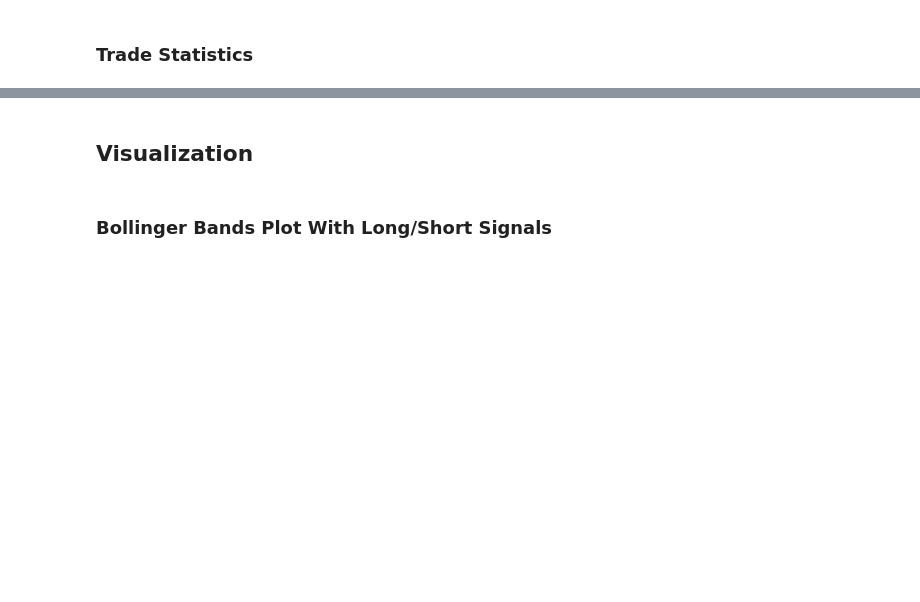
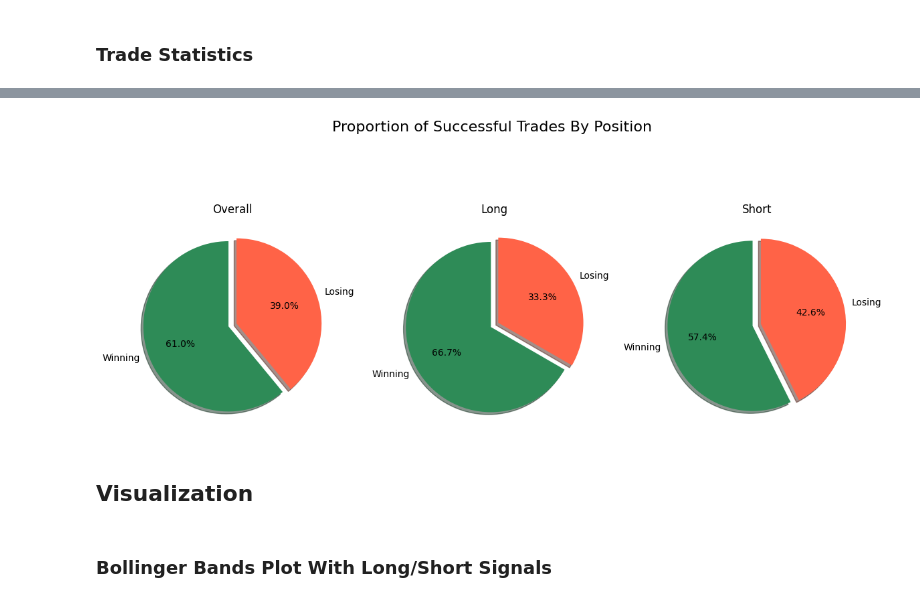
Before and after one commit to JamieW365/trading_algos, a Jupyter notebook: project2_bollinger/bollinger_mean_reversion.ipynb, the cells around one changed output, grey strips where cells are left out. Drawn from its saved outputs; the diff is of its cells as text; code cells hidden in the pictures; blank space fills up the shorter version.

Commit message:
update data retrieval

```diff
--- a/project2_bollinger/bollinger_mean_reversion.ipynb
+++ b/project2_bollinger/bollinger_mean_reversion.ipynb
@@ -46,0 +31,6 @@ df.tail()
+# %%
+# Download stock data from YFinance
+df = yf.download(ticker, start=start_date, end=end_date)
+df = df.xs(ticker, axis=1, level=1)['Close'].to_frame()
+
+df.tail()
@@ -386,0 +341,3 @@ df_trades
+# %%
+df_trades = get_trade_stats(df_backtest)
+df_trades
@@ -387,36 +359,38 @@ df_trades
 # %%
 fig, ax = plt.subplots(1, 3, figsize=(12,6), tight_layout=True)
 
 fig.suptitle('Proportion of Successful Trades By Position', fontsize=16)
 
 ax[0].set_title('Overall', fontsize=12)
-ax[0].pie((df_trades['NetReturn'] > 0).value_counts(),
+ax[0].pie((df_trades['NetReturn'] > 1).value_counts(),
            labels=['Winning', 'Losing'],
            autopct='%1.1f%%',
            colors=['seagreen', 'tomato'],
            explode=[0.05, 0.05],
            shadow=True,
            startangle=90)
 
 ax[1].set_title('Long', fontsize=12)
-ax[1].pie((df_trades[df_trades['Direction']=='Long']['NetReturn'] > 0).value_counts(),
+ax[1].pie((df_trades[df_trades['Direction']=='Long']['NetReturn'] > 1).value_counts(),
            labels=['Winning', 'Losing'],
            autopct='%1.1f%%',
            colors=['seagreen', 'tomato'],
            explode=[0.05, 0.05],
            shadow=True,
            startangle=90)
 
 ax[2].set_title('Short', fontsize=12)
-ax[2].pie((df_trades[df_trades['Direction']=='Short']['NetReturn'] > 0).value_counts(),
+ax[2].pie((df_trades[df_trades['Direction']=='Short']['NetReturn'] > 1).value_counts(),
            labels=['Winning', 'Losing'],
            autopct='%1.1f%%',
            colors=['seagreen', 'tomato'],
            explode=[0.05, 0.05],
            shadow=True,
            startangle=90)
 
 plt.show()
+# %% [output]
+[figure, added]
 # %% [markdown]
 ## Visualization
 # %% [markdown]
```
Also changed, not shown: parts of 24 cells of this notebook.
